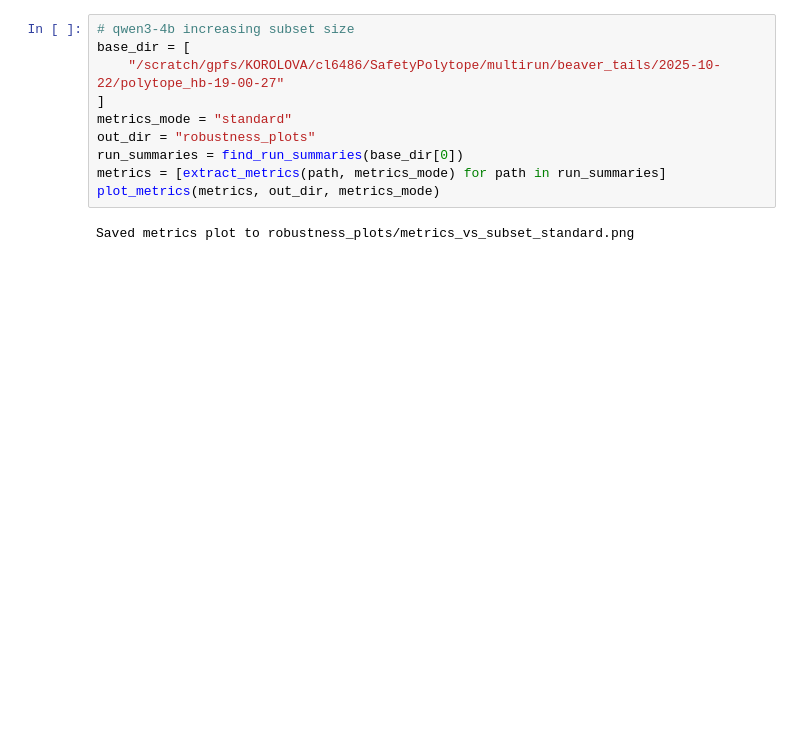
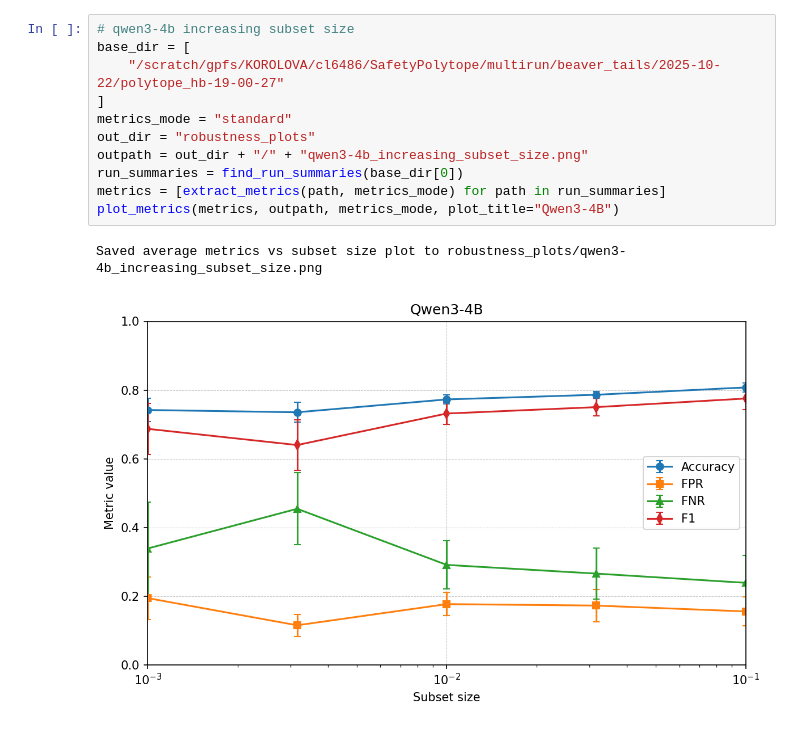
Before and after one commit to Anderson-Lee-Git/SafetyPolytope, a Jupyter notebook: src/safety_polytope/interpret/data_robustness.ipynb, the cells around one changed output. Saved outputs shown, nothing was run; the diff lists cells and outputs as text; blank space fills up the shorter version.

```diff
--- a/src/safety_polytope/interpret/data_robustness.ipynb
+++ b/src/safety_polytope/interpret/data_robustness.ipynb
@@ -350,12 +542,14 @@ Saved metrics plot to robustness_plots/metrics_vs_subset_standard.png
 # %%
 # qwen3-4b increasing subset size
 base_dir = [
     "/scratch/gpfs/KOROLOVA/cl6486/SafetyPolytope/multirun/beaver_tails/2025-10-22/polytope_hb-19-00-27"
 ]
 metrics_mode = "standard"
 out_dir = "robustness_plots"
+outpath = out_dir + "/" + "qwen3-4b_increasing_subset_size.png"
 run_summaries = find_run_summaries(base_dir[0])
 metrics = [extract_metrics(path, metrics_mode) for path in run_summaries]
-plot_metrics(metrics, out_dir, metrics_mode)
+plot_metrics(metrics, outpath, metrics_mode, plot_title="Qwen3-4B")
 # %% [output]
-Saved metrics plot to robustness_plots/metrics_vs_subset_standard.png
+Saved average metrics vs subset size plot to robustness_plots/qwen3-4b_increasing_subset_size.png
+[figure, added]
```
Also changed, not shown: parts of 10 cells of this notebook, 17 other files.
